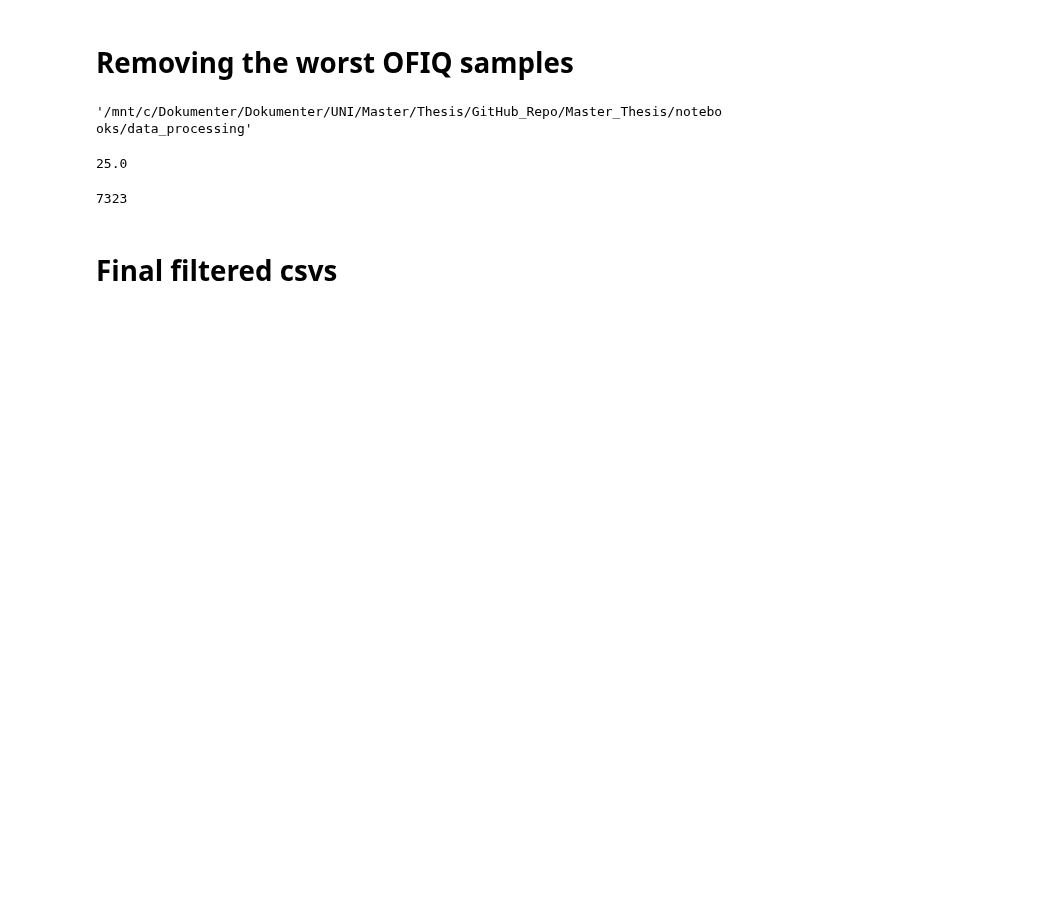
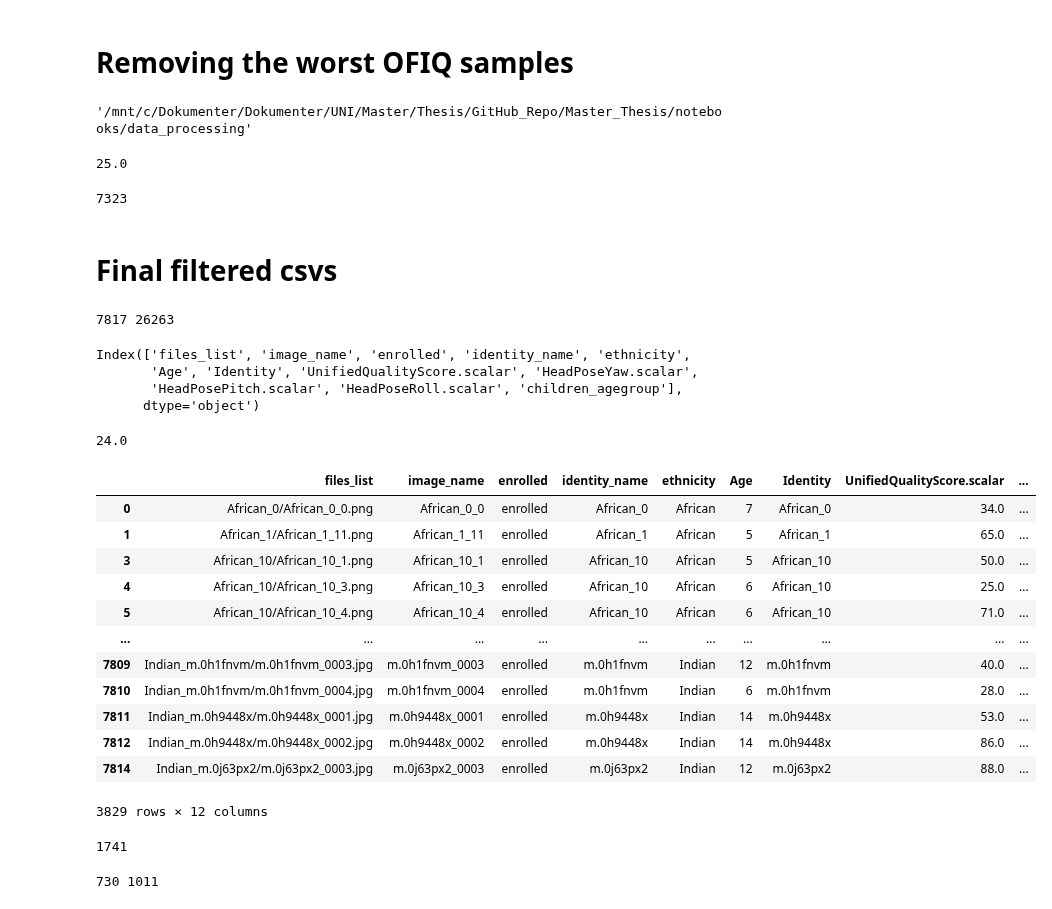
Before and after one commit to Kat-Gabi/Master_Thesis, a Jupyter notebook: notebooks/data_processing/data_final_age_ofiq_filtering_BIBEL.ipynb, the cells around one changed output. Drawn from its saved outputs; the diff is of its cells as text; code cells hidden in the pictures; blank space fills up the shorter version.

```diff
--- a/notebooks/data_processing/data_final_age_ofiq_filtering_BIBEL.ipynb
+++ b/notebooks/data_processing/data_final_age_ofiq_filtering_BIBEL.ipynb
@@ -151,6 +187,56 @@ final_filtered_adults_df_final = final_filtered_adults_df_final.drop(columns="ch
 final_filtered_adults_df_final = final_filtered_adults_df_final.dropna()
 # %% [markdown]
 # Final filtered csvs
+# %%
+print(len(final_filtered_children_df), len(final_filtered_adults_df))
+# %% [output]
+7817 26263
+# %%
+final_filtered_children_df.columns
+# %% [output]
+Index(['files_list', 'image_name', 'enrolled', 'identity_name', 'ethnicity',
+       'Age', 'Identity', 'UnifiedQualityScore.scalar', 'HeadPoseYaw.scalar',
+       'HeadPosePitch.scalar', 'HeadPoseRoll.scalar', 'children_agegroup'],
+      dtype='object')
+# %%
+high_OFIQ = final_filtered_children_df[final_filtered_children_df['UnifiedQualityScore.scalar'] > final_filtered_children_df['UnifiedQualityScore.scalar'].median()]
+# %%
+final_filtered_children_df['UnifiedQualityScore.scalar'].median()
+# %% [output]
+24.0
+# %%
+high_OFIQ
+# %% [output]
+|  | files_list | image_name | enrolled | identity_name | ethnicity | Age | Identity | UnifiedQualityScore.scalar | ... |
+| 0 | African_0/African_0_0.png | African_0_0 | enrolled | African_0 | African | 7 | African_0 | 34.0 | ... |
+| 1 | African_1/African_1_11.png | African_1_11 | enrolled | African_1 | African | 5 | African_1 | 65.0 | ... |
+| 3 | African_10/African_10_1.png | African_10_1 | enrolled | African_10 | African | 5 | African_10 | 50.0 | ... |
+| 4 | African_10/African_10_3.png | African_10_3 | enrolled | African_10 | African | 6 | African_10 | 25.0 | ... |
+| 5 | African_10/African_10_4.png | African_10_4 | enrolled | African_10 | African | 6 | African_10 | 71.0 | ... |
+| ... | ... | ... | ... | ... | ... | ... | ... | ... | ... |
+| 7809 | Indian_m.0h1fnvm/m.0h1fnvm_0003.jpg | m.0h1fnvm_0003 | enrolled | m.0h1fnvm | Indian | 12 | m.0h1fnvm | 40.0 | ... |
+| 7810 | Indian_m.0h1fnvm/m.0h1fnvm_0004.jpg | m.0h1fnvm_0004 | enrolled | m.0h1fnvm | Indian | 6 | m.0h1fnvm | 28.0 | ... |
+| 7811 | Indian_m.0h9448x/m.0h9448x_0001.jpg | m.0h9448x_0001 | enrolled | m.0h9448x | Indian | 14 | m.0h9448x | 53.0 | ... |
+| 7812 | Indian_m.0h9448x/m.0h9448x_0002.jpg | m.0h9448x_0002 | enrolled | m.0h9448x | Indian | 14 | m.0h9448x | 86.0 | ... |
+| 7814 | Indian_m.0j63px2/m.0j63px2_0003.jpg | m.0j63px2_0003 | enrolled | m.0j63px2 | Indian | 12 | m.0j63px2 | 88.0 | ... |
+3829 rows × 12 columns
+# %%
+len(high_OFIQ['identity_name'].unique())
+# %% [output]
+1741
+# %%
+
+counts = high_OFIQ['identity_name'].value_counts()
+
+# Names that appear once
+names_once = counts[counts == 1].count()
+
+# Names that appear more than once
+names_more_than_once = counts[counts > 1].count()
+
+print(names_once, names_more_than_once)
+# %% [output]
+730 1011
 # %%
 final_filtered_children_df.to_csv('../../data/image_info_csvs/final_filtered_children_df_BIBEL.csv')
 final_filtered_adults_df.to_csv('../../data/image_info_csvs/final_filtered_adults_df_BIBEL.csv')
```
Also changed, not shown: parts of 8 cells of this notebook, 2 other files.
